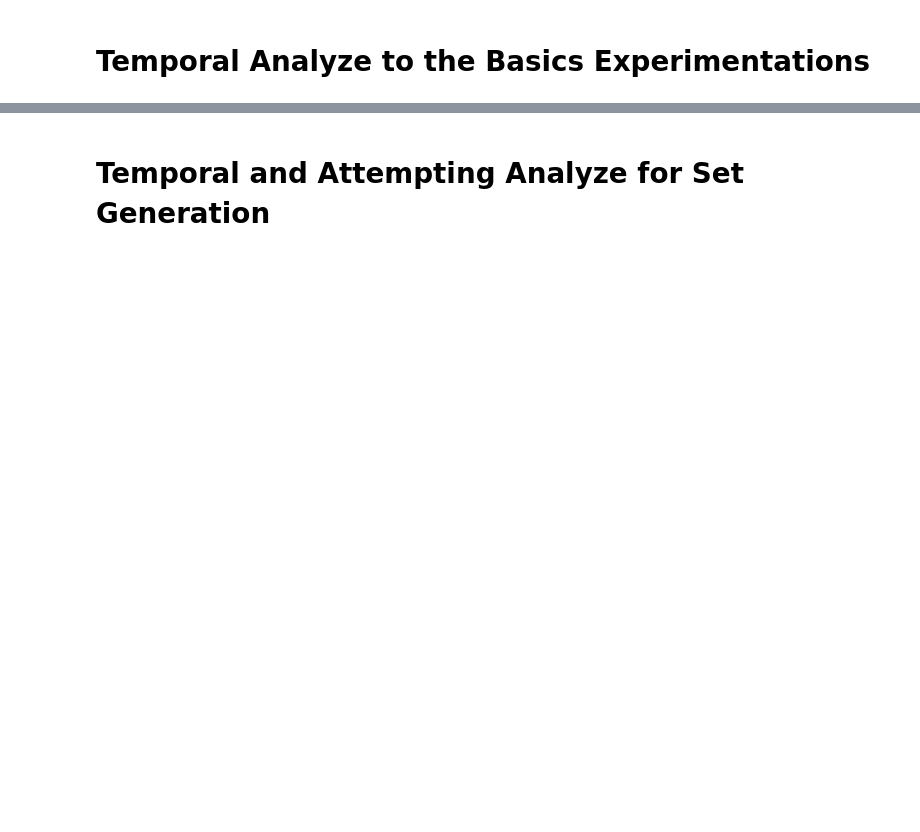
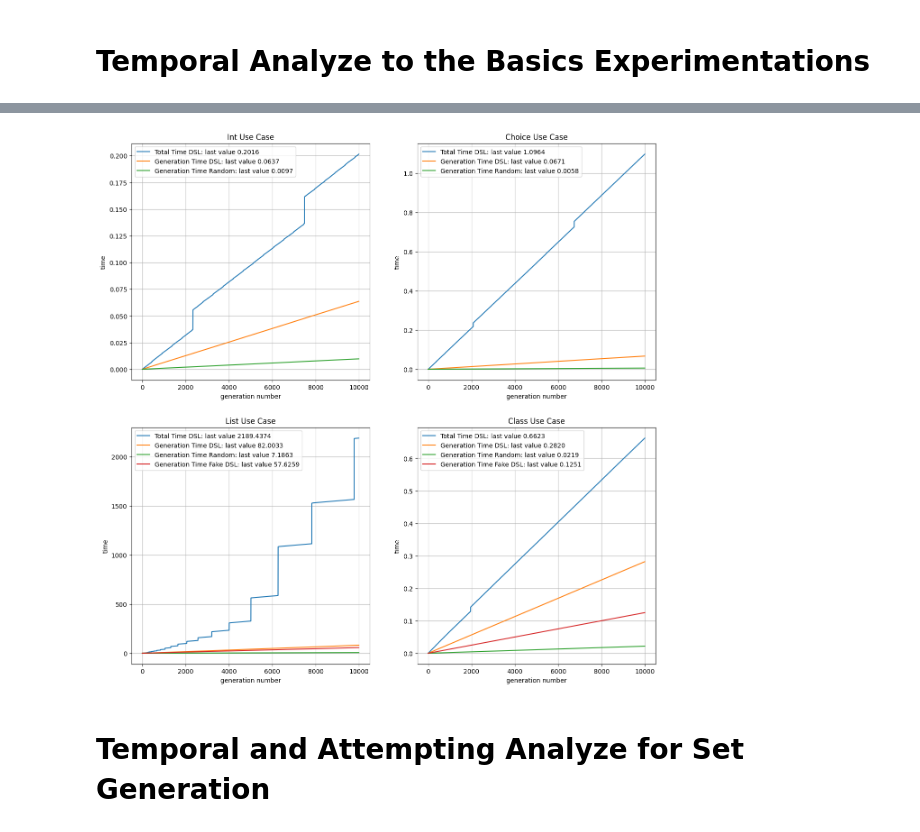
Before and after one commit to danielorlando97/search-space, a Jupyter notebook: experimentation/data_analyze.ipynb, the cells around one changed output, grey strips where cells are left out. Drawn from its saved outputs; the diff is of its cells as text; code cells hidden in the pictures; blank space fills up the shorter version.

```diff
--- a/experimentation/data_analyze.ipynb
+++ b/experimentation/data_analyze.ipynb
@@ -51,2 +8,80 @@ plt.plot()
+# %%
+_, ax = plt.subplots(2, 2, figsize=(15, 15))
+
+
+# Int Data
+df = pd.read_csv('csv/int_times.csv')
+X = df['index']
+Y1 = tools.computing_time(df["time_dsl"])
+Y2 = tools.computing_time(df["time_generation"])
+Y3 = tools.computing_time(df["time_random"])
+
+ax[0][0].plot(X, Y1, f'C{0}', label=f'Total Time DSL: last value {Y1[-1]:.4f}')
+ax[0][0].plot(X, Y2, f'C{1}', label=f'Generation Time DSL: last value {Y2[-1]:.4f}')
+ax[0][0].plot(X, Y3, f'C{2}', label=f'Generation Time Random: last value {Y3[-1]:.4f}')
+ax[0][0].grid(True)
+ax[0][0].set_xlabel("generation number")
+ax[0][0].set_ylabel("time")
+ax[0][0].set_title("Int Use Case")
+ax[0][0].legend()
+
+
+# Int Data
+df = pd.read_csv('csv/choice_times.csv')
+X = df['index']
+Y1 = tools.computing_time(df["time_dsl"])
+Y2 = tools.computing_time(df["time_generation"])
+Y3 = tools.computing_time(df["time_random"])
+
+ax[0][1].plot(X, Y1, f'C{0}', label=f'Total Time DSL: last value {Y1[-1]:.4f}')
+ax[0][1].plot(X, Y2, f'C{1}', label=f'Generation Time DSL: last value {Y2[-1]:.4f}')
+ax[0][1].plot(X, Y3, f'C{2}', label=f'Generation Time Random: last value {Y3[-1]:.4f}')
+ax[0][1].grid(True)
+ax[0][1].set_xlabel("generation number")
+ax[0][1].set_ylabel("time")
+ax[0][1].set_title("Choice Use Case")
+ax[0][1].legend()
+
+# List Data
+df = pd.read_csv('csv/list_times.csv')
+X = df['index']
+Y1 = tools.computing_time(df["time_dsl"])
+Y2 = tools.computing_time(df["time_generation"])
+Y3 = tools.computing_time(df["time_random"])
+Y4 = tools.computing_time(df["time_generation_single"])
+
+ax[1][0].plot(X, Y1, f'C{0}', label=f'Total Time DSL: last value {Y1[-1]:.4f}')
+ax[1][0].plot(X, Y2, f'C{1}', label=f'Generation Time DSL: last value {Y2[-1]:.4f}')
+ax[1][0].plot(X, Y3, f'C{2}', label=f'Generation Time Random: last value {Y3[-1]:.4f}')
+ax[1][0].plot(X, Y4, f'C{3}', label=f'Generation Time Fake DSL: last value {Y4[-1]:.4f}')
+ax[1][0].grid(True)
+ax[1][0].set_xlabel("generation number")
+ax[1][0].set_ylabel("time")
+ax[1][0].set_title("List Use Case")
+ax[1][0].legend()
+
+
+# Class Data
+df = pd.read_csv('csv/class_times.csv')
+X = df['index']
+Y1 = tools.computing_time(df["time_dsl"])
+Y2 = tools.computing_time(df["time_generation"])
+Y3 = tools.computing_time(df["time_random"])
+Y4 = tools.computing_time(df["time_generation_single"])
+
+ax[1][1].plot(X, Y1, f'C{0}', label=f'Total Time DSL: last value {Y1[-1]:.4f}')
+ax[1][1].plot(X, Y2, f'C{1}', label=f'Generation Time DSL: last value {Y2[-1]:.4f}')
+ax[1][1].plot(X, Y3, f'C{2}', label=f'Generation Time Random: last value {Y3[-1]:.4f}')
+ax[1][1].plot(X, Y4, f'C{3}', label=f'Generation Time Fake DSL: last value {Y4[-1]:.4f}')
+ax[1][1].grid(True)
+ax[1][1].set_xlabel("generation number")
+ax[1][1].set_ylabel("time")
+ax[1][1].set_title("Class Use Case")
+ax[1][1].legend()
+
+_ = plt.savefig("exp2.png")
+# _ = plt.plot()
+# %% [output]
+[figure, added]
 # %% [markdown]
 # Temporal and Attempting Analyze for Set Generation
```
Also changed, not shown: parts of 19 cells of this notebook, 25 other files.
